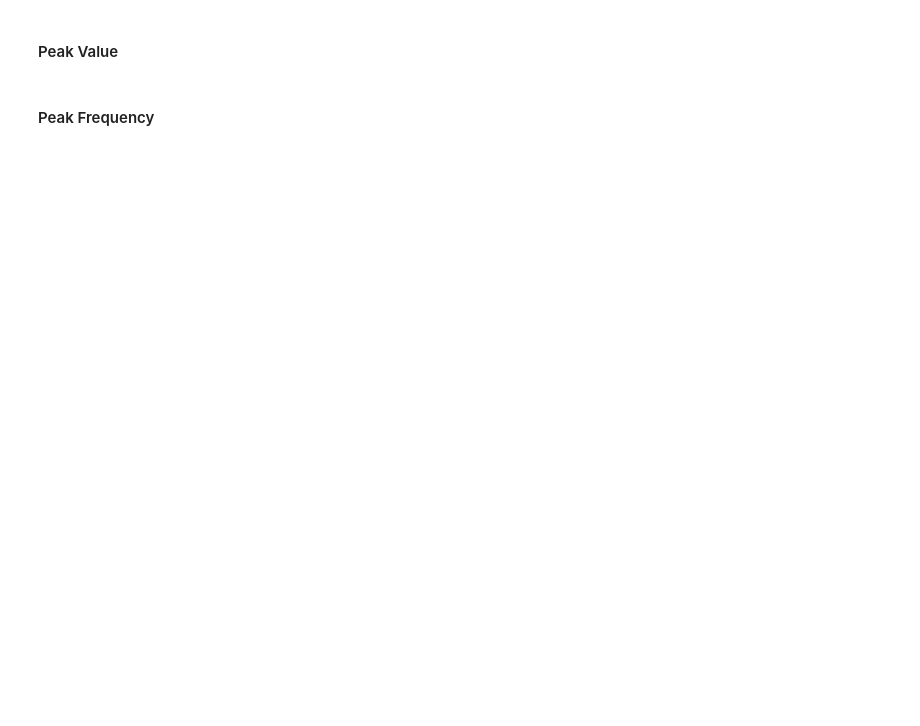
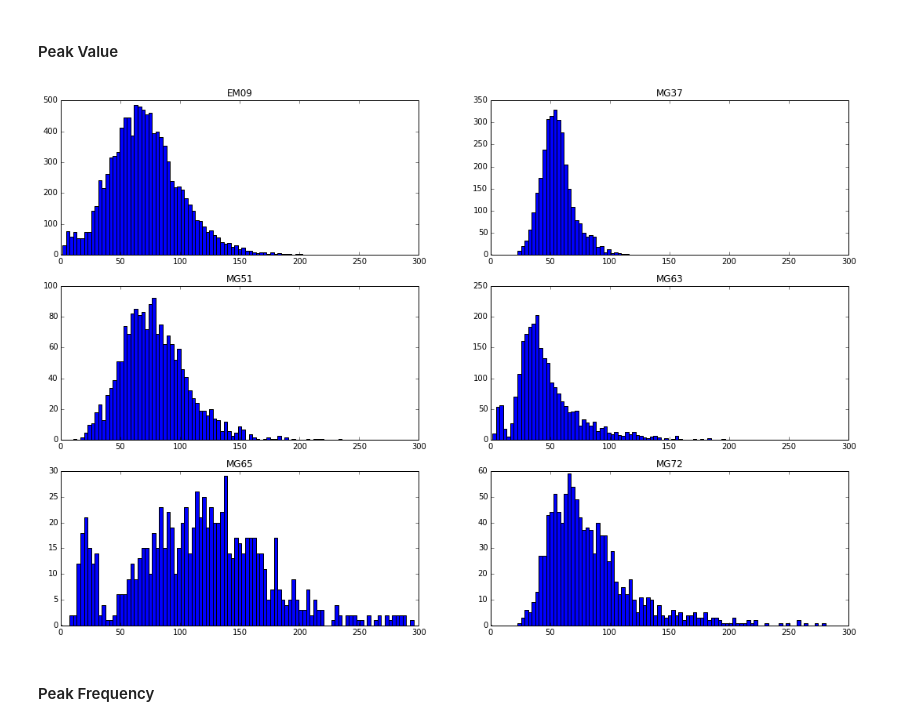
Before and after one commit to gpiantoni/spgr, a Jupyter notebook: main.ipynb, the cells around one changed output. Cells and saved outputs as stored; diff of their text form; code cells hidden in the pictures; blank space fills up the shorter version.

```diff
--- a/main.ipynb
+++ b/main.ipynb
@@ -81,7 +127,9 @@ hist_values(all_subj, all_spindles,
 #### Peak Value
 # %%
 hist_values(all_subj, all_spindles,
-            lambda x: x['peak_val'], x_lim=(0, 300), nbin=10)
+            lambda x: x['peak_val'], x_lim=(0, 300), nbin=1/3)
+# %% [output]
+[figure, added]
 # %% [markdown]
 #### Peak Frequency
 # %%
```
Also changed, not shown: parts of 21 cells of this notebook, 3 other files.
